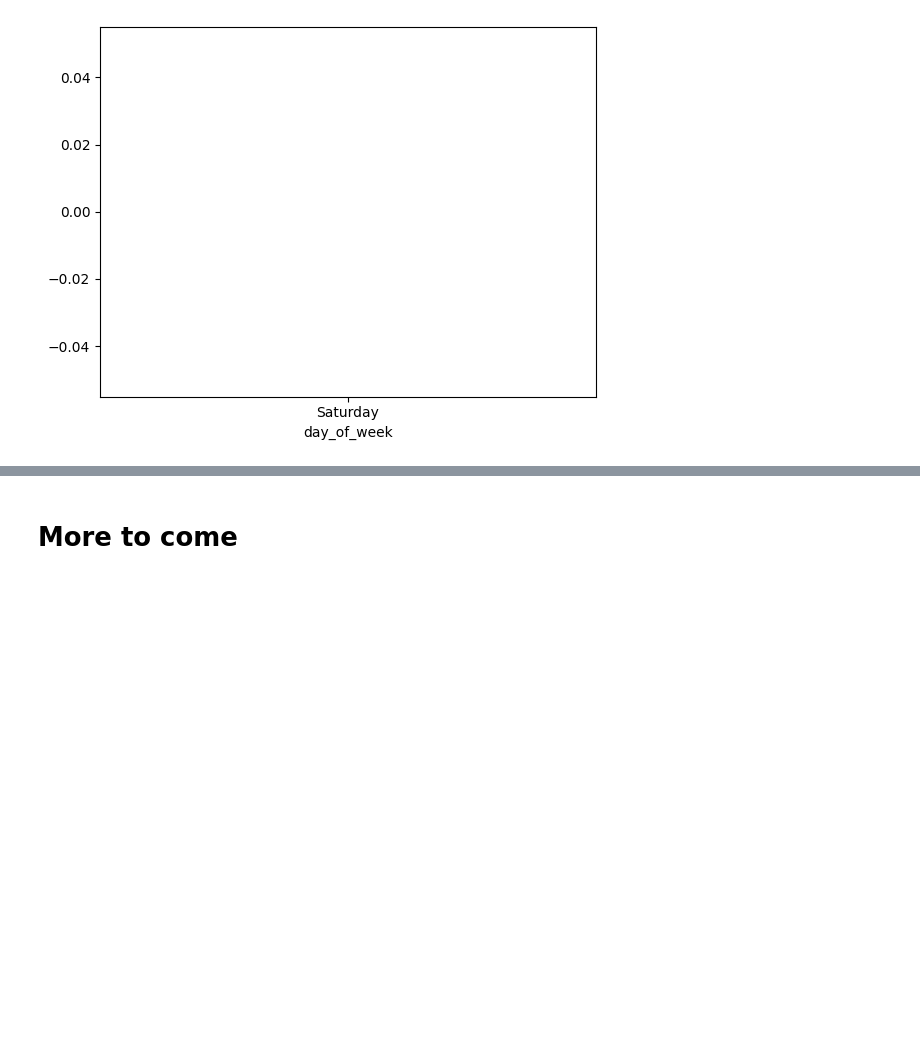
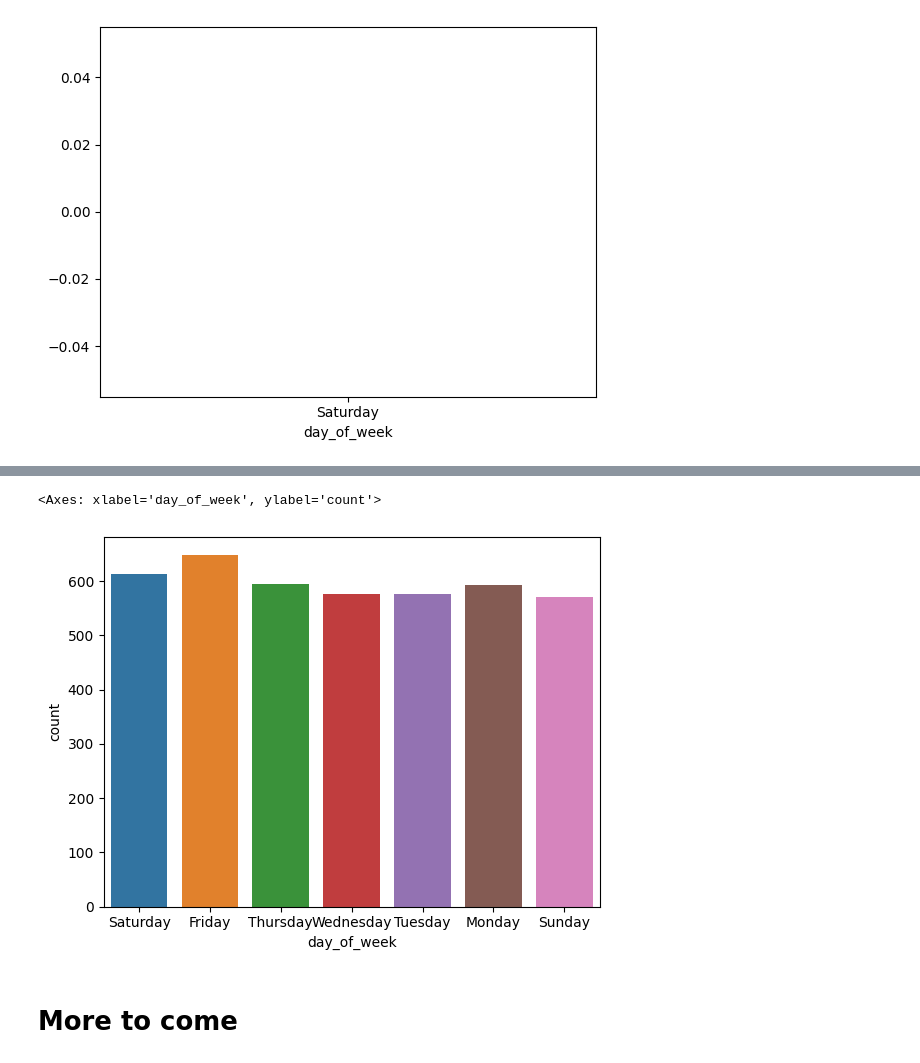
Before and after one commit to LACLanthony/crimes_hotel, a Jupyter notebook: hotels_crimes_maps.ipynb, the cells around one changed output, grey strips where cells are left out. Saved outputs shown, nothing was run; the diff lists cells and outputs as text; code cells hidden in the pictures; blank space fills up the shorter version.

```diff
--- a/hotels_crimes_maps.ipynb
+++ b/hotels_crimes_maps.ipynb
@@ -337,2 +350,7 @@ def weekdis(element):
+# %%
+sns.countplot(x='day_of_week', data=thefts)
+# %% [output]
+<Axes: xlabel='day_of_week', ylabel='count'>
+[figure, added]
 # %% [markdown]
 # More to come
```
Also changed, not shown: parts of 2 cells of this notebook.
